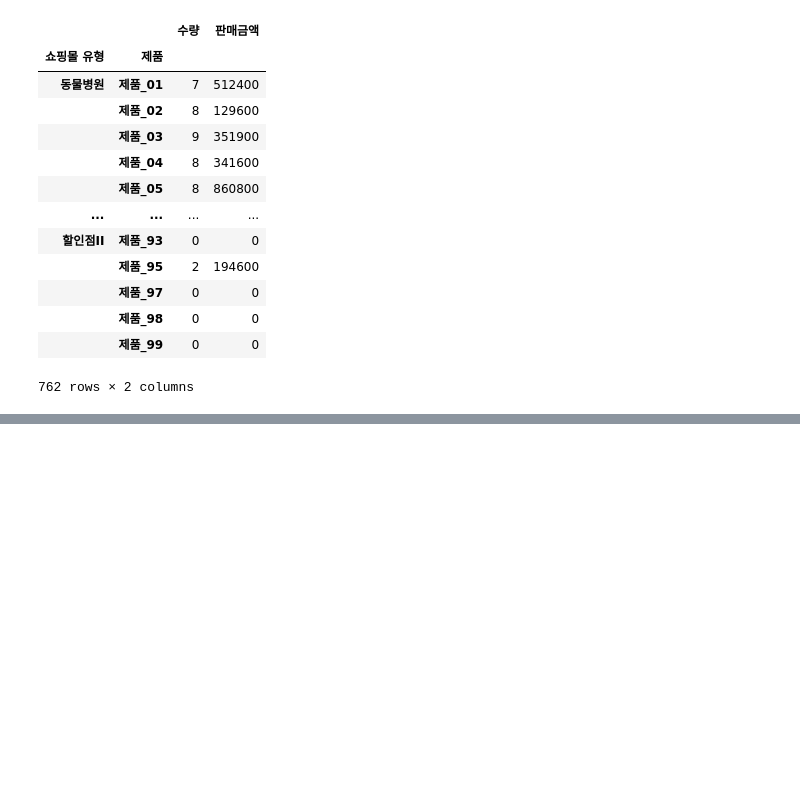
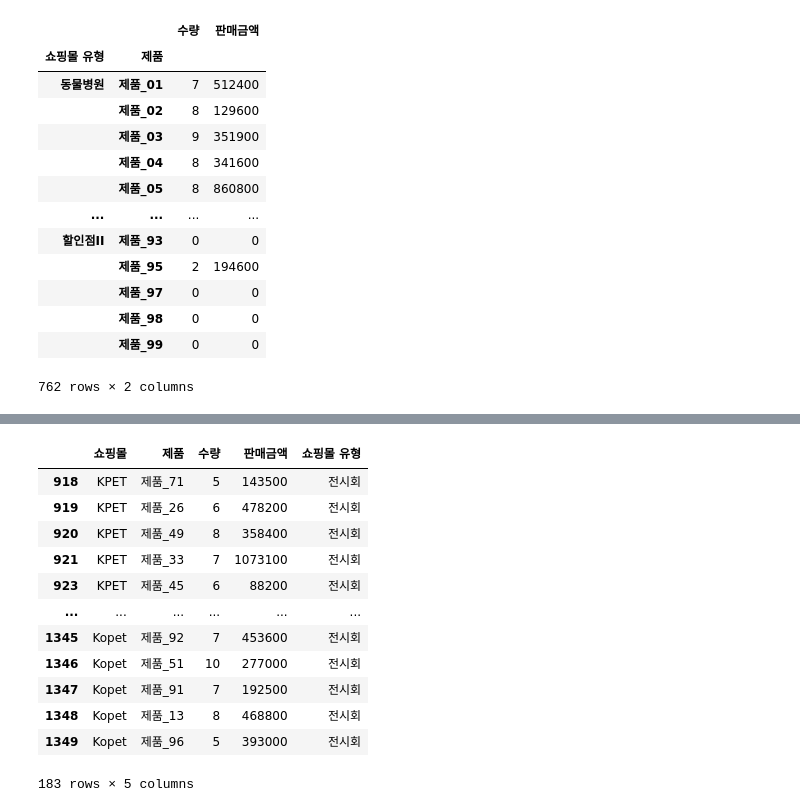
Before and after one commit to Huni0318/preprocessing, a Jupyter notebook: 07. 연습/practice1.ipynb, the cells around one changed output, grey strips where cells are left out. Cells and saved outputs as stored; diff of their text form; code cells hidden in the pictures; blank space fills up the shorter version.

```diff
--- a/07. 연습/practice1.ipynb
+++ b/07. 연습/practice1.ipynb
@@ -180,0 +236,16 @@ df.groupby(['쇼핑몰 유형','제품'])['수량','판매금액'].agg(my_func)
+# %%
+df.loc[(df['수량'] >= 5 ) & (df['쇼핑몰 유형'] == '전시회')]
+# %% [output]
+|  | 쇼핑몰 | 제품 | 수량 | 판매금액 | 쇼핑몰 유형 |
+| 918 | KPET | 제품_71 | 5 | 143500 | 전시회 |
+| 919 | KPET | 제품_26 | 6 | 478200 | 전시회 |
+| 920 | KPET | 제품_49 | 8 | 358400 | 전시회 |
+| 921 | KPET | 제품_33 | 7 | 1073100 | 전시회 |
+| 923 | KPET | 제품_45 | 6 | 88200 | 전시회 |
+| ... | ... | ... | ... | ... | ... |
+| 1345 | Kopet | 제품_92 | 7 | 453600 | 전시회 |
+| 1346 | Kopet | 제품_51 | 10 | 277000 | 전시회 |
+| 1347 | Kopet | 제품_91 | 7 | 192500 | 전시회 |
+| 1348 | Kopet | 제품_13 | 8 | 468800 | 전시회 |
+| 1349 | Kopet | 제품_96 | 5 | 393000 | 전시회 |
+183 rows × 5 columns
```
Also changed, not shown: parts of 6 cells of this notebook.
